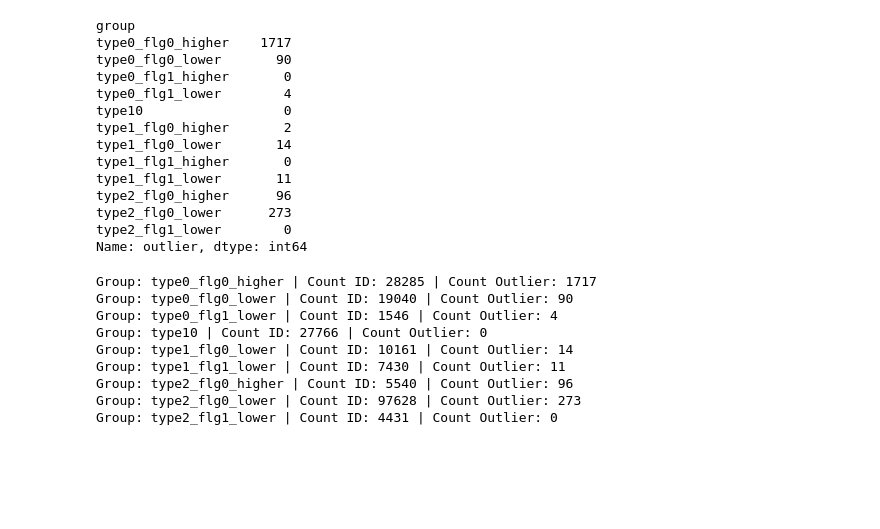
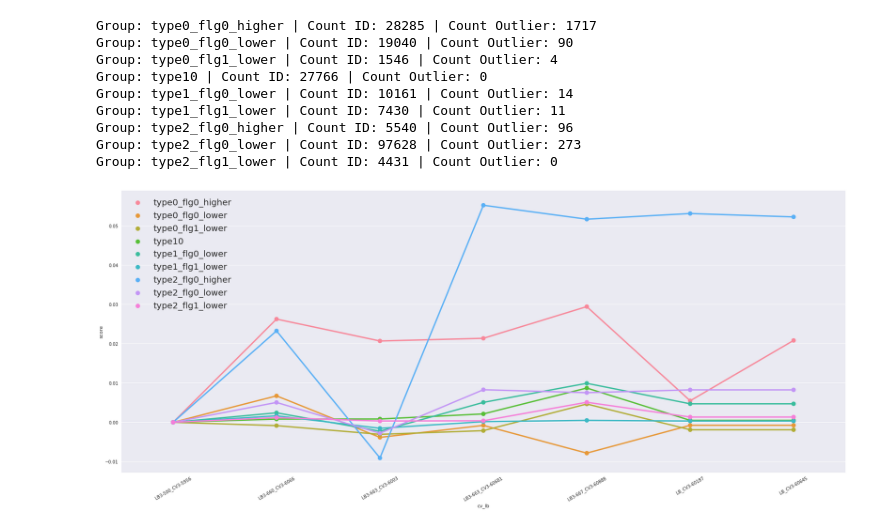
Before and after one commit to Chestnut1999/Elo-Recommendation-23place, a Jupyter notebook: jpy/262_elo_EDA_CV.ipynb, the cells around one changed output. Drawn from its saved outputs; the diff is of its cells as text; code cells hidden in the pictures; blank space fills up the shorter version.

```diff
--- a/jpy/262_elo_EDA_CV.ipynb
+++ b/jpy/262_elo_EDA_CV.ipynb
@@ -107,61 +140,49 @@ sns.set()
 def get_new_columns(name,aggs):
 #     return [name + '_' + k + '_' + agg for k in aggs.keys() for agg in aggs[k]]
     return [k + '_' + agg for k in aggs.keys() for agg in aggs[k]]
-
-group_list = np.sort(base['group'].unique())
-lb_list = sorted([col for col in base.columns if col.count('LB')])
-train = base[~base[target].isnull()]
-train['outlier'] = train[target].map(lambda x: 1 if x<-30 else 0)
-display(train.groupby('group')['outlier'].sum())
 
 cv_lb_list = []
 score_list = []
 fue_list = []
 for group in group_list:
     tmp_group = train[train['group']==group]
     cnt_id = np.array(tmp_group.index).shape[0]
     if cnt_id<1000:
         continue
     cnt_out = tmp_group['outlier'].sum()
     print(f"Group: {group} | Count ID: {cnt_id} | Count Outlier: {cnt_out}")
 
     for i, lb in enumerate(lb_list):
         y_train = tmp_group[target].values
         y_pred = tmp_group[lb].values
         score = np.sqrt(mean_squared_error(y_train, y_pred))
         if i==0:
             base_score = score
 #             print(f"LB: {lb} | CV: {score}")
         else:
 #             print(f"LB: {lb} | CV: {score-base_score}")
             pass
         cv_lb_list.append(lb)
         score_list.append(score-base_score)
         fue_list.append(group)
 
 df_viz = pd.DataFrame([fue_list, cv_lb_list, score_list]).T
 df_viz.columns = ['group', 'cv_lb', 'score']
+
+plt.figure(figsize=(30, 12))
+sns.pointplot(data=df_viz, x='cv_lb', y='score', hue='group')
+# sns.pointplot(data=df_viz[df_viz['group']=='type10'], x='cv_lb', y='score', hue='group')
+plt.xticks(rotation='30')
+plt.legend(fontsize=20)
+plt.show()
 # %% [output]
-group
-type0_flg0_higher    1717
-type0_flg0_lower       90
-type0_flg1_higher       0
-type0_flg1_lower        4
-type10                  0
-type1_flg0_higher       2
-type1_flg0_lower       14
-type1_flg1_higher       0
-type1_flg1_lower       11
-type2_flg0_higher      96
-type2_flg0_lower      273
-type2_flg1_lower        0
-Name: outlier, dtype: int64
+Group: type0_flg0_higher | Count ID: 28285 | Count Outlier: 1717
+Group: type0_flg0_lower | Count ID: 19040 | Count Outlier: 90
+Group: type0_flg1_lower | Count ID: 1546 | Count Outlier: 4
+Group: type10 | Count ID: 27766 | Count Outlier: 0
+Group: type1_flg0_lower | Count ID: 10161 | Count Outlier: 14
+Group: type1_flg1_lower | Count ID: 7430 | Count Outlier: 11
+Group: type2_flg0_higher | Count ID: 5540 | Count Outlier: 96
+Group: type2_flg0_lower | Count ID: 97628 | Count Outlier: 273
+Group: type2_flg1_lower | Count ID: 4431 | Count Outlier: 0
-Group: type0_flg0_higher | Count ID: 28285 | Count Outlier: 1717
-Group: type0_flg0_lower | Count ID: 19040 | Count Outlier: 90
-Group: type0_flg1_lower | Count ID: 1546 | Count Outlier: 4
-Group: type10 | Count ID: 27766 | Count Outlier: 0
-Group: type1_flg0_lower | Count ID: 10161 | Count Outlier: 14
-Group: type1_flg1_lower | Count ID: 7430 | Count Outlier: 11
-Group: type2_flg0_higher | Count ID: 5540 | Count Outlier: 96
-Group: type2_flg0_lower | Count ID: 97628 | Count Outlier: 273
-Group: type2_flg1_lower | Count ID: 4431 | Count Outlier: 0
+[figure, added]
```
Also changed, not shown: parts of 10 cells of this notebook, 24 other files.
